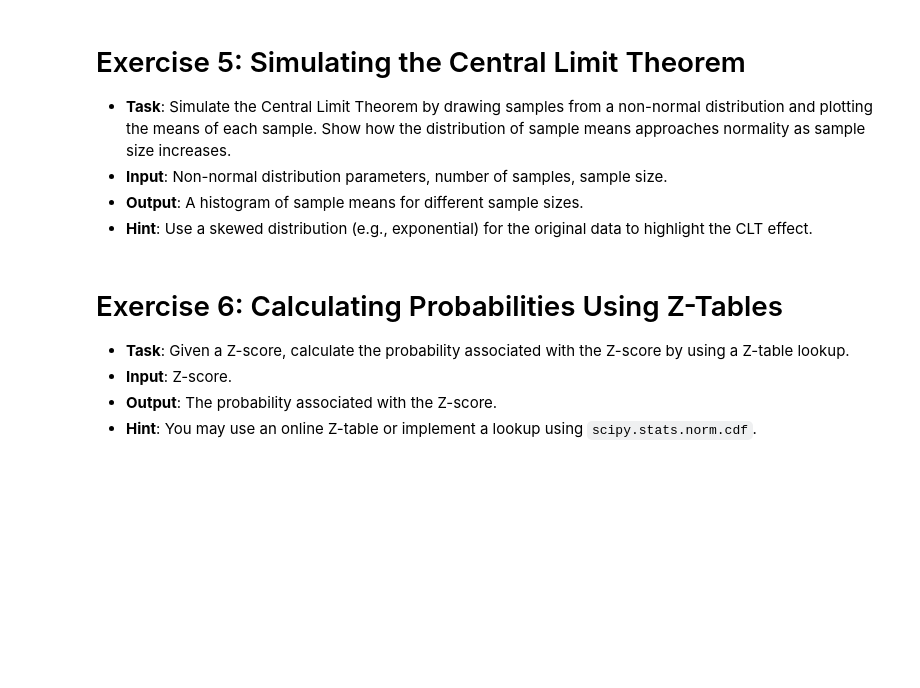
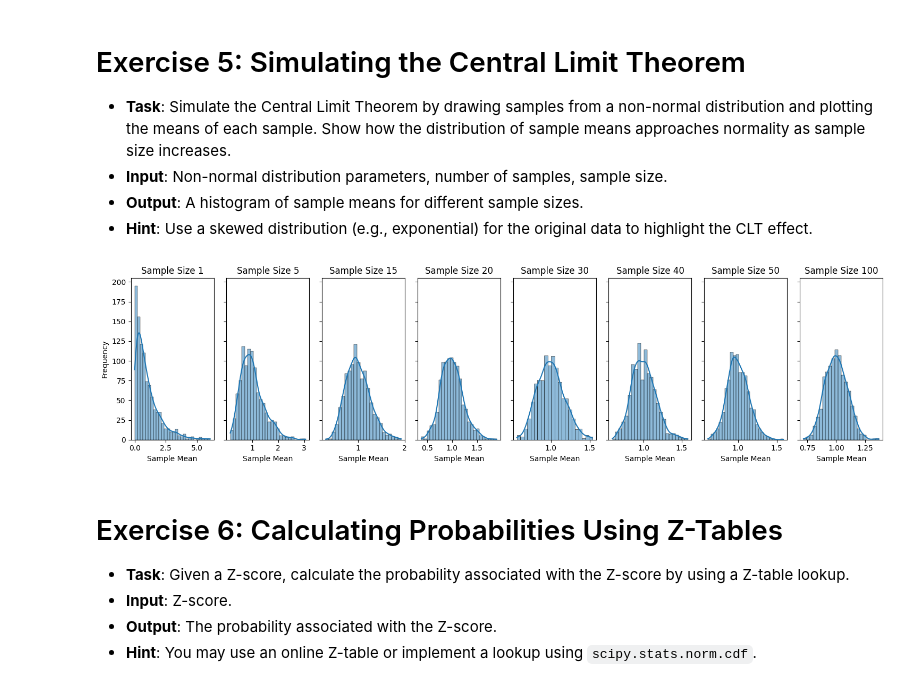
Before and after one commit to 0xd1rac/traditional-ml-projects, a Jupyter notebook: PSU_STAT-415_Introduction-To-Mathematical-Statistics/0_Probabilty Distribution Labs/Normal Distribution.ipynb, the cells around one changed output. Cells and saved outputs as stored; diff of their text form; code cells hidden in the pictures; blank space fills up the shorter version.

```diff
--- a/PSU_STAT-415_Introduction-To-Mathematical-Statistics/0_Probabilty Distribution Labs/Normal Distribution.ipynb
+++ b/PSU_STAT-415_Introduction-To-Mathematical-Statistics/0_Probabilty Distribution Labs/Normal Distribution.ipynb
@@ -29,6 +118,34 @@
 - **Input**: Non-normal distribution parameters, number of samples, sample size.
 - **Output**: A histogram of sample means for different sample sizes.
 - **Hint**: Use a skewed distribution (e.g., exponential) for the original data to highlight the CLT effect.
+# %%
+def simulate_clt(dist_lamba, num_samples, sample_size):
+    # Init a list to store sample means
+    sample_means_lis = []
+    for _ in range(num_samples):
+        sample = np.random.exponential(scale=1/dist_lamba, size=sample_size)
+        sample_mean = np.mean(sample)
+        sample_means_lis.append(sample_mean)
+
+    return sample_means_lis
+
+DIST_LAMBDA = 1
+NUM_SAMPLES = 1000
+SAMPLE_SIZES = [1,5, 15, 20,30,40, 50,100]
+
+fig, axes = plt.subplots(1, len(SAMPLE_SIZES), figsize=(15, 4), sharey=True)
+for i, sample_size in enumerate(SAMPLE_SIZES):
+    sample_means_lis = simulate_clt(DIST_LAMBDA, NUM_SAMPLES, sample_size)
+
+    # Plot the histogram of the sample means
+    sns.histplot(sample_means_lis, kde=True, ax=axes[i])
+    axes[i].set_title(f'Sample Size {sample_size}')
+    axes[i].set_xlabel('Sample Mean')
+    axes[i].set_ylabel('Frequency')
+plt.tight_layout()
+plt.show()
+# %% [output]
+[figure, added]
 # %% [markdown]
 # Exercise 6: Calculating Probabilities Using Z-Tables
 - **Task**: Given a Z-score, calculate the probability associated with the Z-score by using a Z-table lookup.
```
Also changed, not shown: parts of 20 cells of this notebook, 4 other files.
